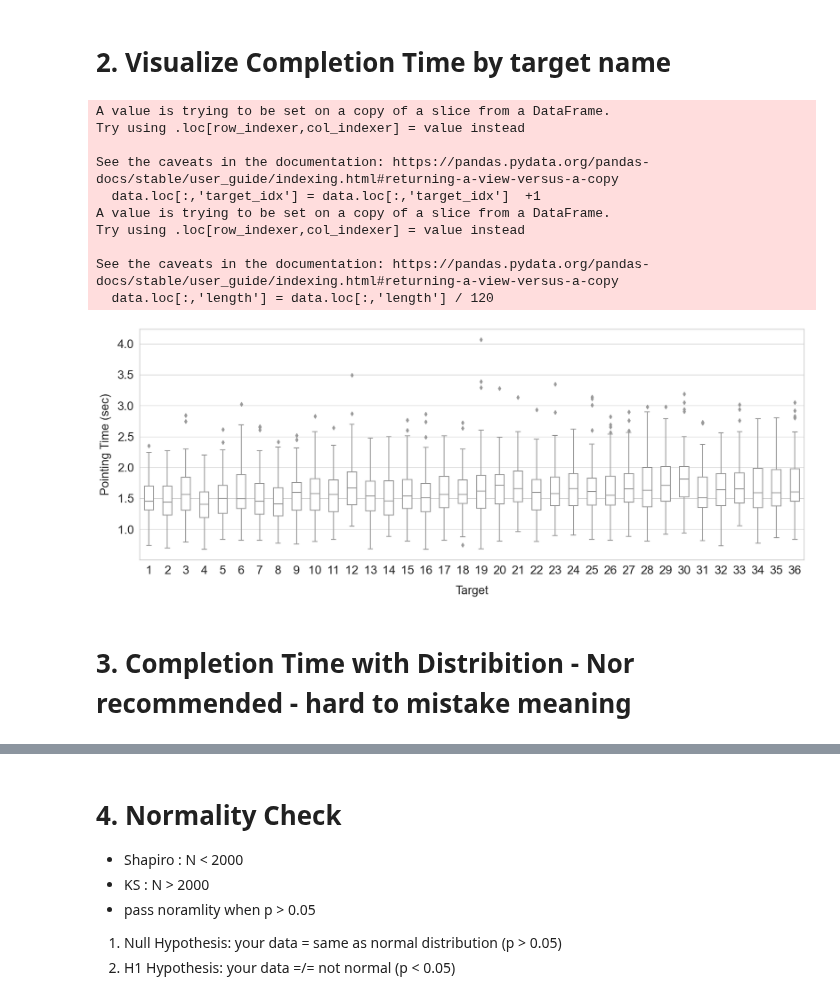
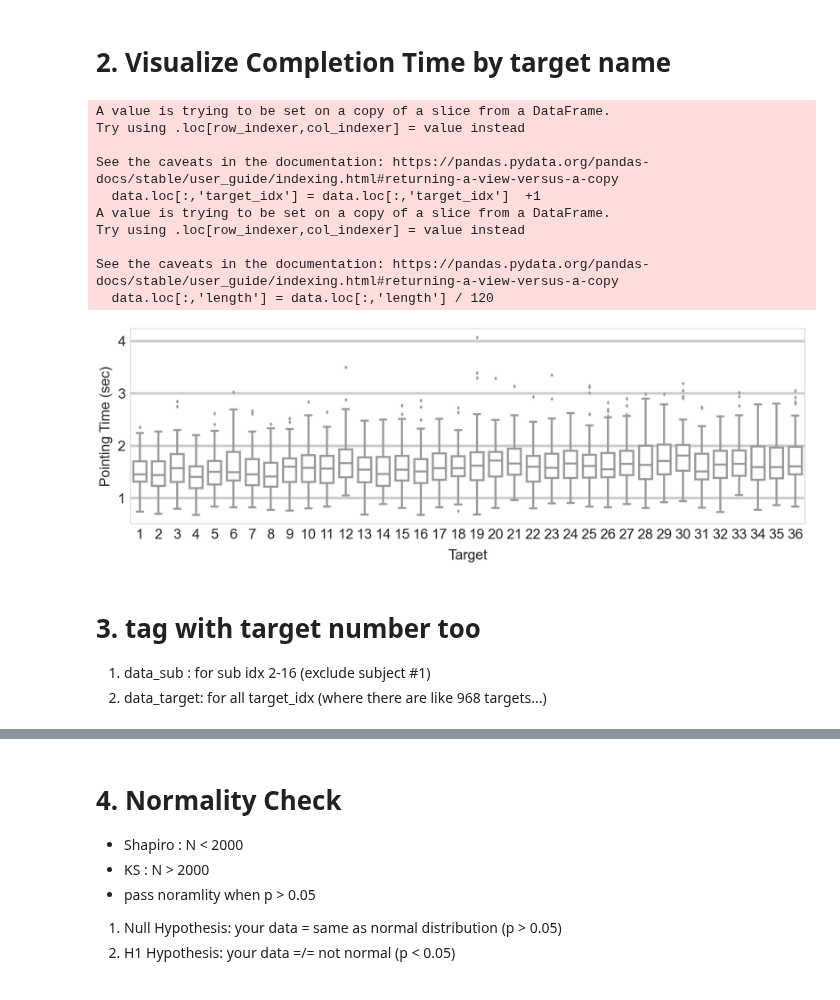
Before and after one commit to gitscade/stats, a Jupyter notebook: 01-metadata.ipynb, the cells around one changed output, grey strips where cells are left out. Cells and saved outputs as stored; diff of their text form; code cells hidden in the pictures.

```diff
--- a/01-metadata.ipynb
+++ b/01-metadata.ipynb
@@ -92,13 +92,16 @@ PARAMS = params_tensor.reshape(24, 144, 3)
 data = dffile[dffile.length != -1]
 data.loc[:,'sub_idx'] = data.loc[:,'sub_idx']  +1
 data.loc[:,'length'] = data.loc[:,'length'] / 120
-fig1 = plt.figure(figsize = (20,7))
+fig1 = plt.figure(figsize = (24,7))
 sns.set(style="ticks", palette='Set3')
 sns.set_style("whitegrid")
-plot = sns.boxplot(x='sub_idx', y='length', data=data, color='white', width=0.5)
-plot.set_xlabel("Subject",fontsize=20, labelpad=15)
-plot.set_ylabel("Pointing Time (sec)",fontsize=20, labelpad=10)
-plot.tick_params(labelsize=20)
+sns.set_context("notebook", rc={"grid.linewidth": 5})
+
+
+plot = sns.boxplot(x='sub_idx', y='length', data=data, color='white', width=0.5, linewidth=4)
+plot.set_xlabel("Subject",fontsize=28, labelpad=15)
+plot.set_ylabel("Pointing Time (sec)",fontsize=28, labelpad=10)
+plot.tick_params(labelsize=28)
 sns.set_context("paper", rc={"font.size":8,"axes.titlesize":8,"axes.labelsize":5})
 # plt.title('completion_time', fontdict = {'fontsize' : 20})
 # %% [output]
@@ -118,32 +121,35 @@ See the caveats in the documentation: https://pandas.pydata.org/pandas-docs/stab
 # %%
 # data1 = file_method_grouping.loc[file_method_grouping['plot'] == 'gesture_distinction']
 
 data = dffile[dffile.length != -1]
 data.loc[:,'target_idx'] = data.loc[:,'target_idx']  +1
 data.loc[:,'length'] = data.loc[:,'length'] / 120
-fig1 = plt.figure(figsize = (20,7))
+fig1 = plt.figure(figsize = (24,7))
 sns.set(style="ticks", palette='Set3')
 sns.set_style("whitegrid")
+sns.set_context("notebook", rc={"grid.linewidth": 5})
 
 
-plot = sns.boxplot(x='target_idx', y='length', data=data, color='white', width=0.5)
-plot.set_xlabel("Target",fontsize=20, labelpad=15)
-plot.set_ylabel("Pointing Time (sec)",fontsize=20, labelpad=10)
-plot.tick_params(labelsize=20)
+plot = sns.boxplot(x='target_idx', y='length', data=data, color='white', width=0.7, linewidth=4)
+plot.set_xlabel("Target",fontsize=28, labelpad=15)
+plot.set_ylabel("Pointing Time (sec)",fontsize=28, labelpad=10)
+plot.tick_params(labelsize=28)
 sns.set_context("paper", rc={"font.size":8,"axes.titlesize":8,"axes.labelsize":5})
 # plt.title('completion_time', fontdict = {'fontsize' : 20})
 # %% [output]
 A value is trying to be set on a copy of a slice from a DataFrame.
 Try using .loc[row_indexer,col_indexer] = value instead
 
 See the caveats in the documentation: https://pandas.pydata.org/pandas-docs/stable/user_guide/indexing.html#returning-a-view-versus-a-copy
   data.loc[:,'target_idx'] = data.loc[:,'target_idx']  +1
 A value is trying to be set on a copy of a slice from a DataFrame.
 Try using .loc[row_indexer,col_indexer] = value instead
 
 See the caveats in the documentation: https://pandas.pydata.org/pandas-docs/stable/user_guide/indexing.html#returning-a-view-versus-a-copy
   data.loc[:,'length'] = data.loc[:,'length'] / 120
-[figure, old version]
+[figure, new version]
 # %% [markdown]
-# 3. Completion Time with Distribition - Nor recommended - hard to mistake meaning
+# 3. tag with target number too
+1. data_sub : for sub idx 2-16 (exclude subject \#1)
+2. data_target: for all target_idx (where there are like 968 targets...)
 # %%
```
Also changed, not shown: parts of 15 cells of this notebook, 4 other files.
